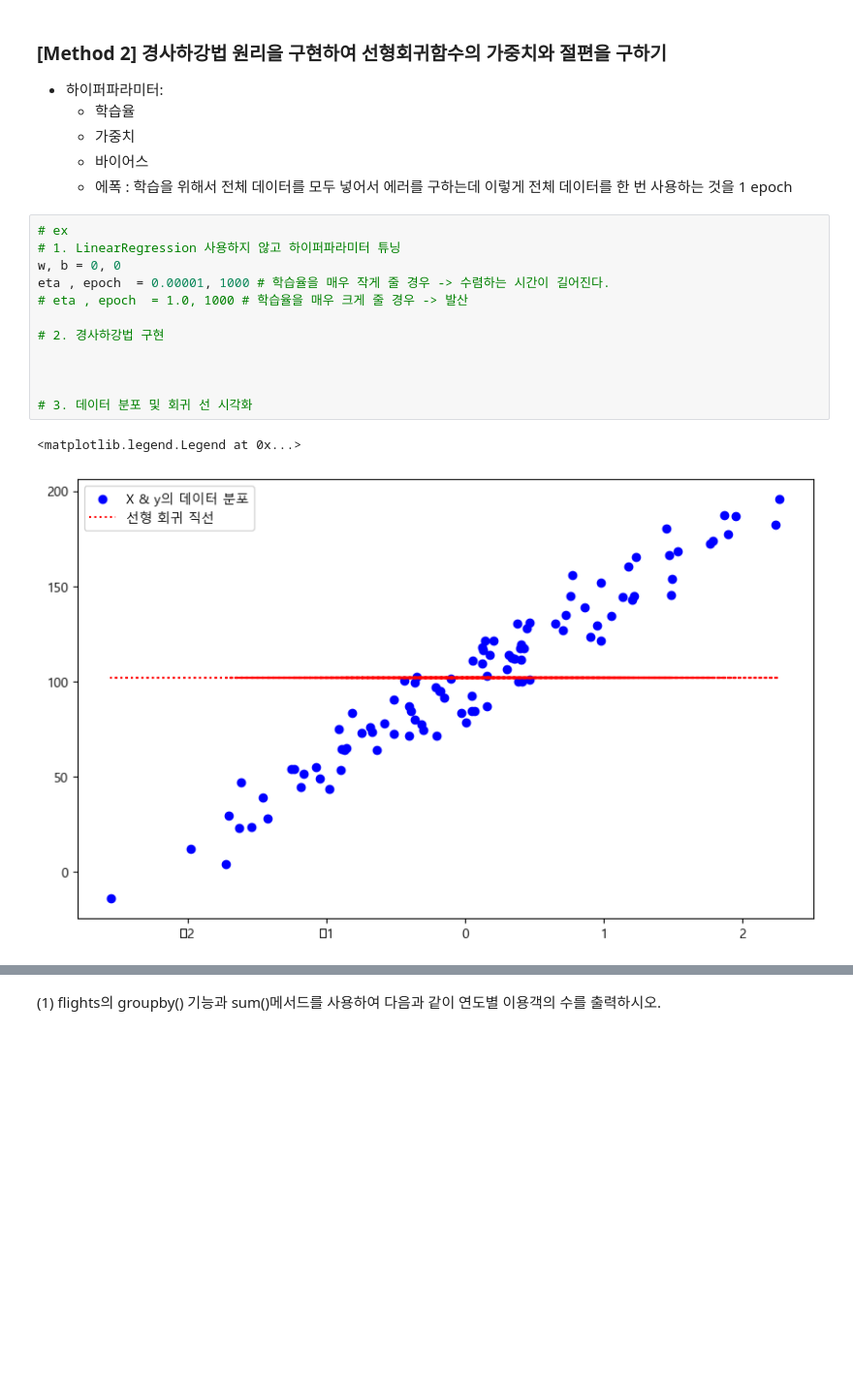
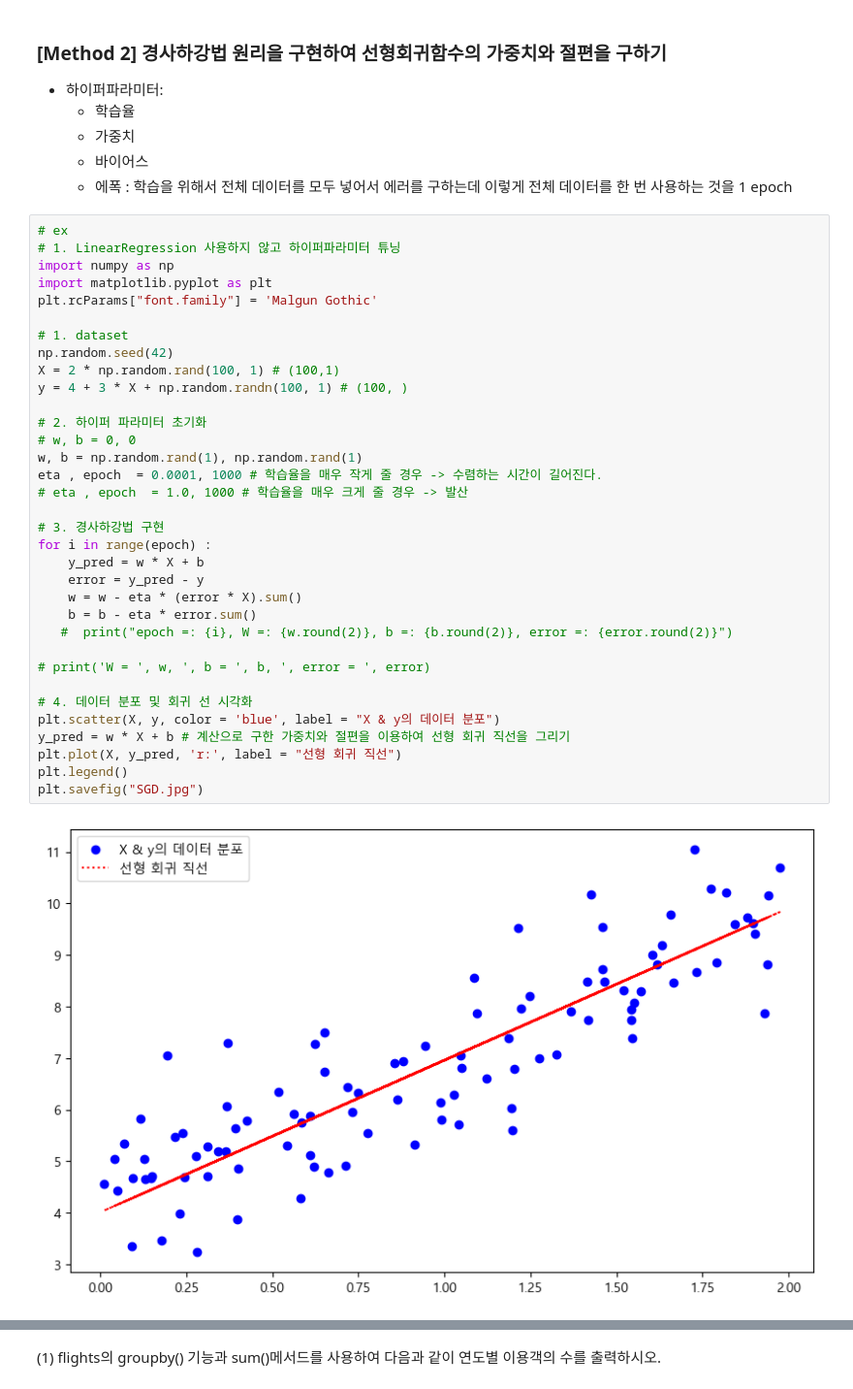
Before and after one commit to ThubanA1pha/python_basic_2, a Jupyter notebook: ch12_update_class_1_수요일.ipynb, the cells around one changed output, grey strips where cells are left out. Shown at 97% size. Drawn from its saved outputs; the diff is of its cells as text; blank space fills up the shorter version.

```diff
--- a/ch12_update_class_1_수요일.ipynb
+++ b/ch12_update_class_1_수요일.ipynb
@@ -157,21 +157,42 @@ R^ : 0.9437320687923872, MSE : 114.83418502778855
     * 가중치
     * 바이어스
     * 에폭 : 학습을 위해서 전체 데이터를 모두 넣어서 에러를 구하는데 이렇게 전체 데이터를 한 번 사용하는 것을 1 epoch
-# %%
-# ex
-# 1. LinearRegression 사용하지 않고 하이퍼파라미터 튜닝
-w, b = 0, 0
-eta , epoch  = 0.00001, 1000 # 학습율을 매우 작게 줄 경우 -> 수렴하는 시간이 길어진다.
-# eta , epoch  = 1.0, 1000 # 학습율을 매우 크게 줄 경우 -> 발산
-
-# 2. 경사하강법 구현
-
-
-
-# 3. 데이터 분포 및 회귀 선 시각화
-# %% [output]
-<matplotlib.legend.Legend at 0x...>
-[figure, removed]
+# %%
+# ex
+# 1. LinearRegression 사용하지 않고 하이퍼파라미터 튜닝
+import numpy as np
+import matplotlib.pyplot as plt
+plt.rcParams["font.family"] = 'Malgun Gothic'
+
+# 1. dataset
+np.random.seed(42)
+X = 2 * np.random.rand(100, 1) # (100,1)
+y = 4 + 3 * X + np.random.randn(100, 1) # (100, )
+
+# 2. 하이퍼 파라미터 초기화
+# w, b = 0, 0
+w, b = np.random.rand(1), np.random.rand(1)
+eta , epoch  = 0.0001, 1000 # 학습율을 매우 작게 줄 경우 -> 수렴하는 시간이 길어진다.
+# eta , epoch  = 1.0, 1000 # 학습율을 매우 크게 줄 경우 -> 발산
+
+# 3. 경사하강법 구현
+for i in range(epoch) :
+    y_pred = w * X + b
+    error = y_pred - y
+    w = w - eta * (error * X).sum()
+    b = b - eta * error.sum()
+   #  print("epoch =: {i}, W =: {w.round(2)}, b =: {b.round(2)}, error =: {error.round(2)}")
+
+# print('W = ', w, ', b = ', b, ', error = ', error)
+
+# 4. 데이터 분포 및 회귀 선 시각화
+plt.scatter(X, y, color = 'blue', label = "X & y의 데이터 분포")
+y_pred = w * X + b # 계산으로 구한 가중치와 절편을 이용하여 선형 회귀 직선을 그리기
+plt.plot(X, y_pred, 'r:', label = "선형 회귀 직선")
+plt.legend()
+plt.savefig("SGD.jpg")
+# %% [output]
+[figure, added]
 # %% [markdown]
 ## [심화 프로그래밍 : LinearRegression]
 * 선형 회귀 모델을 사용하여 Seaborn의 데이터셋에서 연도와 항공기 승객 수 사이의 상관관계를 분석하고, 이를 이용하여 선형 회귀 모델의 계수와 절편을 구한 후, 예측 점수를 출력하고 결과를 시각화하는 코드를 작성
```
Also changed, not shown: parts of 23 cells of this notebook.
